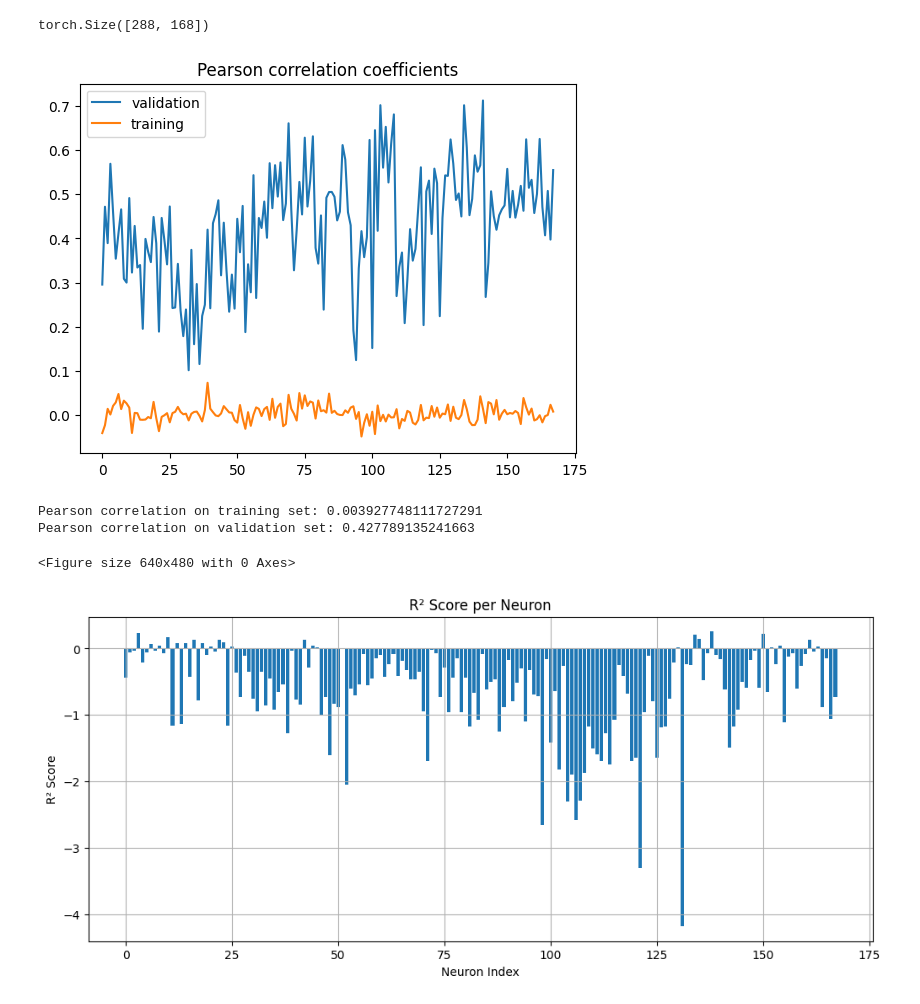
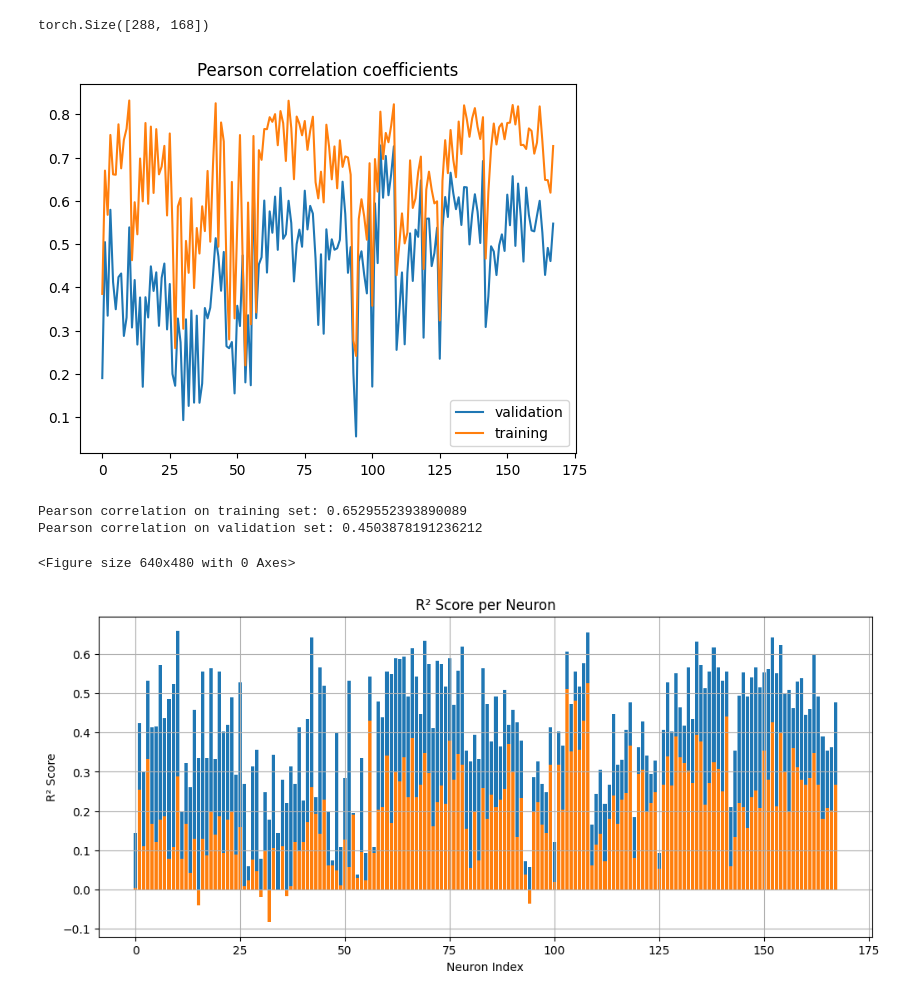
Before and after one commit to ZyLiao-0011/NX414, a Jupyter notebook: data_driven.ipynb, the cells around one changed output. Drawn from its saved outputs; the diff is of its cells as text; code cells hidden in the pictures.

Commit message:
shallowcnn trained 200 epochs, model saved in shallowcnn.pth.

```diff
--- a/data_driven.ipynb
+++ b/data_driven.ipynb
@@ -44,7 +44,10 @@ class SpikeData(Dataset):
         return len(self.stimulus)
 
     def __getitem__(self, idx):
-        return self.stimulus[idx], self.spike[idx]
+        if self.spike is not None:
+            return self.stimulus[idx], self.spike[idx]
+        else:
+            return self.stimulus[idx]
 # %%
 ITdataloader_train = DataLoader(SpikeData(stimulus_train, spikes_train), batch_size=64, shuffle=True)
 ITdataloader_val = DataLoader(SpikeData(stimulus_val, spikes_val), batch_size=64, shuffle=False)
@@ -216,8 +219,10 @@ model.eval()
 
 prediction_train = []
 
+ITdataloader_train2 = DataLoader(SpikeData(stimulus_train, spikes_train), batch_size=64, shuffle=False)
+
 with torch.no_grad():
-    for stimulus, _ in ITdataloader_train:
+    for stimulus, _ in ITdataloader_train2:
         inputs = stimulus.to(device)
         outputs = model(inputs)
         prediction_train.append(outputs.cpu())
@@ -261,26 +266,26 @@ plt.figure()
 print(f"Pearson correlation on training set: {np.mean(pearson_corr_shallowcnn[:,0])}")
 print(f"Pearson correlation on validation set: {np.mean(pearson_corr_shallowcnn[:,1])}")
 # %% [output]
-[figure, old version]
+[figure, new version]
-Pearson correlation on training set: 0.003927748111727291
-Pearson correlation on validation set: 0.427789135241663
+Pearson correlation on training set: 0.6529552393890089
+Pearson correlation on validation set: 0.4503878191236212
 <Figure size 640x480 with 0 Axes>
 # %%
 from sklearn.metrics import r2_score
-import numpy as np
 
-# Assuming y_true and y_pred are numpy arrays of shape (n_samples, n_neurons)
-r2_per_neuron = [r2_score(spikes_val[:, i], prediction_val[:, i]) for i in range(spikes_val.shape[1])]
+r2_train = [r2_score(spikes_train[:, i], prediction_train[:, i]) for i in range(spikes_train.shape[1])]
+r2_val = [r2_score(spikes_val[:, i], prediction_val[:, i]) for i in range(spikes_val.shape[1])]
 
 plt.figure(figsize=(12, 5))
-plt.bar(range(len(r2_per_neuron)), r2_per_neuron)
+plt.bar(range(len(r2_train)), r2_train)
+plt.bar(range(len(r2_val)), r2_val)
 plt.xlabel('Neuron Index')
 plt.ylabel('R² Score')
 plt.title('R² Score per Neuron')
 plt.grid(True)
 plt.show()
 # %% [output]
-[figure, old version]
+[figure, new version]
 # %%
 example_id = 4
 
```
Also changed, not shown: parts of 4 cells of this notebook.
